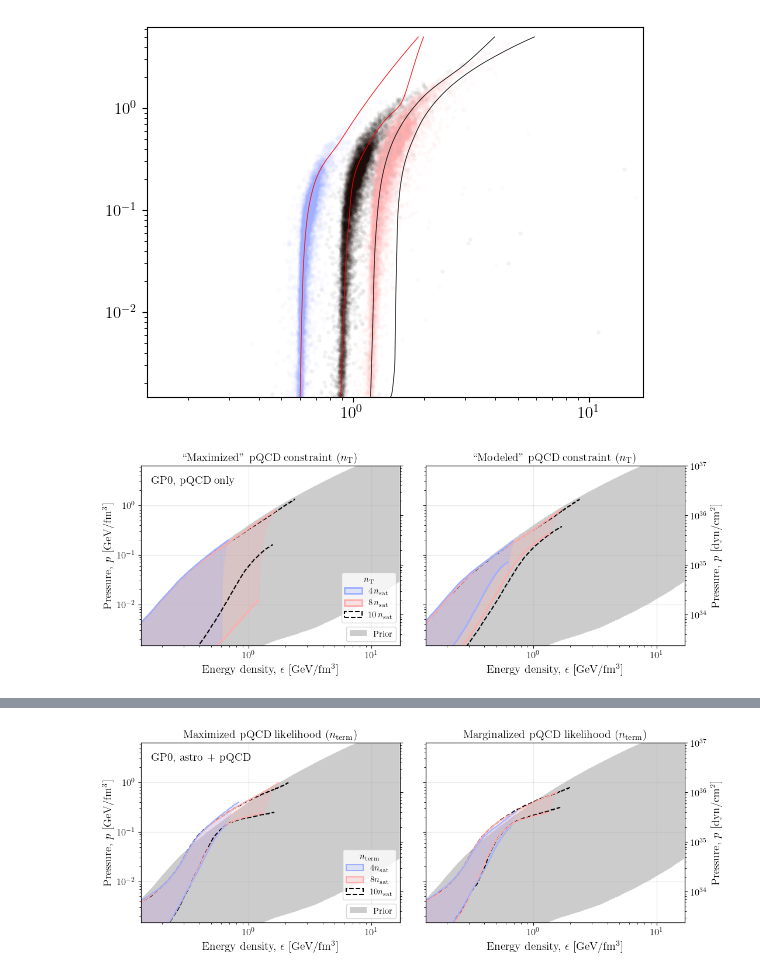
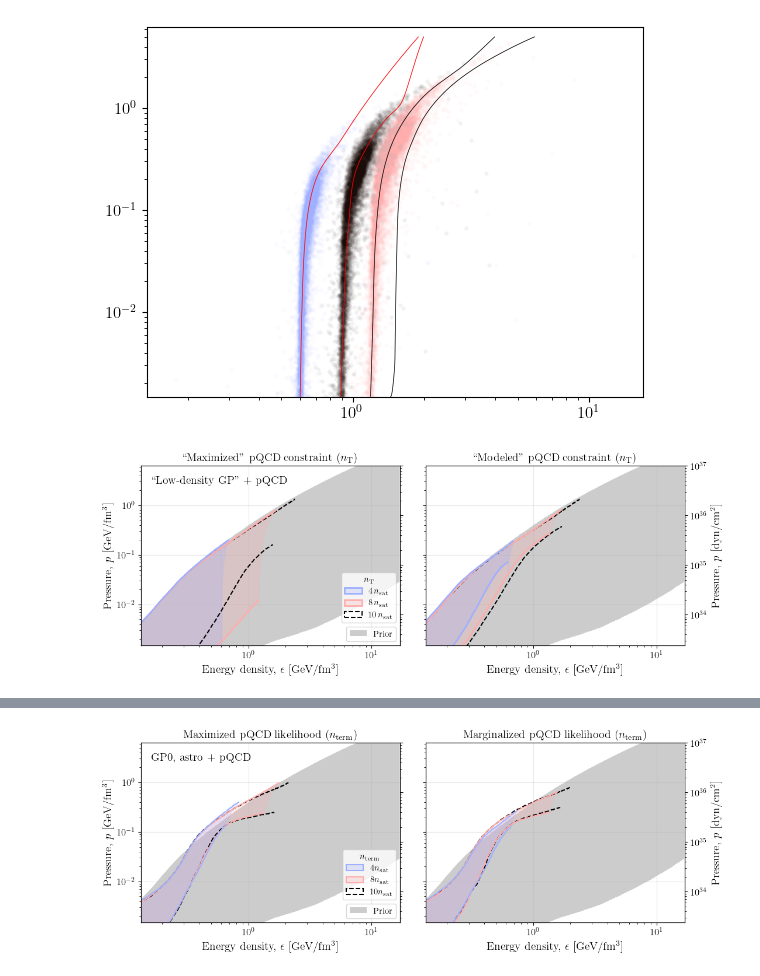
Before and after one commit to eliotfinch/pqcd, a Jupyter notebook: notebooks/plot_pressure_vs_energy_density.ipynb, the cells around one changed output, grey strips where cells are left out. Cells and saved outputs as stored; diff of their text form; code cells hidden in the pictures.

```diff
--- a/notebooks/plot_pressure_vs_energy_density.ipynb
+++ b/notebooks/plot_pressure_vs_energy_density.ipynb
@@ -867,20 +824,10 @@ c_dict = {
 }
 
 fig, ax = plt.subplots()
-ax.set_xlim(xlim)
-ax.set_ylim(ylim)
+ax.set_xlim(xlim_pe)
+ax.set_ylim(ylim_pe)
 ax.set_xscale('log')
 ax.set_yscale('log')
-
-# ax.plot(
-#     e_tov,
-#     p_tov,
-#     lw=0,
-#     marker='.',
-#     markeredgewidth=0,
-#     c='red',
-#     alpha=0.03
-# )
 
 for i, nterm in enumerate(nterm_list):
 
@@ -898,19 +845,19 @@ for i, nterm in enumerate(nterm_list):
 
 # 8nsat
 x_fit = [1.19, 1.215, 1.25, 1.33, 1.5, 2, 3, 4]
-y_fit = [ylim[0], 0.006, 0.05, 0.2, 0.5, 1.3, 2.7, 5]
+y_fit = [ylim_pe[0], 0.006, 0.05, 0.2, 0.5, 1.3, 2.7, 5]
 x_fit_dense_8nsat = np.linspace(x_fit[0], x_fit[-1], 1000)
 y_fit_dense_8nsat = PchipInterpolator(x_fit, y_fit)(x_fit_dense_8nsat)
 
 # 6nsat
 x_fit = [0.89, 0.91, 0.95, 1.01, 1.14, 1.4, 1.6, 2]
-y_fit = [ylim[0], 0.006, 0.05, 0.2, 0.4, 0.8, 1.1, 5]
+y_fit = [ylim_pe[0], 0.006, 0.05, 0.2, 0.4, 0.8, 1.1, 5]
 x_fit_dense_6nsat = np.linspace(x_fit[0], x_fit[-1], 1000)
 y_fit_dense_6nsat = PchipInterpolator(x_fit, y_fit)(x_fit_dense_6nsat)
 
 # 4nsat
 x_fit = [0.6, 0.61, 0.62, 0.65, 0.7, 0.9, 1.9]
-y_fit = [ylim[0], 0.01, 0.03, 0.1, 0.2, 0.5, 5]
+y_fit = [ylim_pe[0], 0.01, 0.03, 0.1, 0.2, 0.5, 5]
 x_fit_dense_4nsat = np.linspace(x_fit[0], x_fit[-1], 1000)
 y_fit_dense_4nsat = PchipInterpolator(x_fit, y_fit)(x_fit_dense_4nsat)
 
@@ -987,7 +934,10 @@ for i, nterm in enumerate([4,8]):
     c = c_dict[nterm]
 
     quantiles = to_GeV_per_cubic_femtometre(
-        pd.read_csv(f'../data/eos-draws-default/quantiles/p_of_eps_quantiles_pqcd_{int(nterm):02}nsat_Xmarg_mu2.6.csv')
+        pd.read_csv(
+            '../data/eos-draws-default/quantiles/'
+            f'p_of_eps_quantiles_pqcd_{int(nterm):02}nsat_Xmarg_mu2.6.csv'
+        )
     )
 
     plot_quantiles(
@@ -1006,7 +956,10 @@ for i, nterm in enumerate([4,8]):
     )
 
     quantiles = to_GeV_per_cubic_femtometre(
-        pd.read_csv(f'../data/eos-draws-default/quantiles/p_of_eps_quantiles_pqcd_{int(nterm):02}nsat_marg.csv')
+        pd.read_csv(
+            '../data/eos-draws-default/quantiles/'
+            f'p_of_eps_quantiles_pqcd_{int(nterm):02}nsat_marg.csv'
+        )
     )
 
     plot_quantiles(
@@ -1025,7 +978,9 @@ for i, nterm in enumerate([4,8]):
     )
 
 quantiles = to_GeV_per_cubic_femtometre(
-    pd.read_csv(f'../data/eos-draws-default/quantiles/p_of_eps_quantiles_pqcd_10nsat_Xmarg_mu2.6.csv')
+    pd.read_csv(
+        f'../data/eos-draws-default/quantiles/p_of_eps_quantiles_pqcd_10nsat_Xmarg_mu2.6.csv'
+    )
 )
 
 plot_quantiles(
@@ -1044,7 +999,9 @@ plot_quantiles(
 )
 
 quantiles = to_GeV_per_cubic_femtometre(
-    pd.read_csv(f'../data/eos-draws-default/quantiles/p_of_eps_quantiles_pqcd_10nsat_marg.csv')
+    pd.read_csv(
+        f'../data/eos-draws-default/quantiles/p_of_eps_quantiles_pqcd_10nsat_marg.csv'
+    )
 )
 
 plot_quantiles(
@@ -1061,46 +1018,6 @@ plot_quantiles(
     line_zorder=8.1,
     fill_zorder=2
 )
-
-# ---
-
-# quantiles = to_GeV_per_cubic_femtometre(
-#     pd.read_csv(f'../data/eos-draws-default/quantiles/p_of_eps_quantiles_pqcd_ntov_Xmarg_mu2.6.csv')
-# )
-
-# q5 = quantiles.loc[5,:].values
-# q95 = quantiles.loc[95,:].values
-
-# axs[0].plot(x_pe, q5, c='k', ls=':')
-# axs[0].plot(x_pe, q95, c='k', ls=':')
-
-# quantiles = to_GeV_per_cubic_femtometre(
-#     pd.read_csv(f'../data/eos-draws-default/quantiles/p_of_eps_quantiles_pqcd_ntov_marg.csv')
-# )
-
-# q5 = quantiles.loc[5,:].values
-# q95 = quantiles.loc[95,:].values
-
-# axs[1].plot(x_pe, q5, c='k', ls=':')
-# axs[1].plot(x_pe, q95, c='k', ls=':')
-
-# ---
-
-# for i, nterm in enumerate([4,8]):
-
-#     c = c_dict[nterm]
-
-#     for ax in axs:
-#         ax.plot(
-#             e_nterm_dict[nterm],
-#             p_nterm_dict[nterm],
-#             lw=0,
-#             marker='.',
-#             markeredgewidth=0,
-#             c=c,
-#             alpha=0.03,
-#             zorder=0.2
-#         )
 
 # ---
 
@@ -1156,34 +1073,34 @@ axs[0].legend(
 )
 
 # ---
 
-axs[0].text(0.04, 0.9, 'GP0, pQCD only', transform=axs[0].transAxes)
+axs[0].text(0.04, 0.9, "``Low-density GP'' + pQCD", transform=axs[0].transAxes)
 
 # ---
 
 for ax in axs:
-    ax.set_xlim(xlim)
-    ax.set_ylim(ylim)
+    ax.set_xlim(xlim_pe)
+    ax.set_ylim(ylim_pe)
 
 # ---
 
 twinx = axs[1].twinx()
 twinx.set_yscale('log')
 twinx.set_ylim(GeV_per_cubic_femtometer_to_dyn_per_square_cm(np.array(axs[1].get_ylim())))
 twinx.set_ylabel(r'Pressure, $p\ [\mathrm{dyn}/\mathrm{cm}^2]$')
 
 twinx = axs[0].twinx()
 twinx.set_yscale('log')
 twinx.set_ylim(GeV_per_cubic_femtometer_to_dyn_per_square_cm(np.array(axs[1].get_ylim())))
 twinx.set_yticklabels([])
 
 for ax in axs:
     ax.set_xlabel(r'Energy density, $\epsilon$ [GeV/fm$^3$]')
 axs[0].set_ylabel(r'Pressure, $p$ [GeV/fm$^3$]')
 
 axs[0].set_title('``Maximized" pQCD constraint ($n_\mathrm{T}$)')
 axs[1].set_title('``Modeled" pQCD constraint ($n_\mathrm{T}$)')
 
 fig.savefig('figures/paper/pqcd_e_p_posterior_nterm.pdf', bbox_inches='tight', dpi=300)
 # %% [output]
-[figure, old version]
+[figure, new version]
```
Also changed, not shown: parts of 41 cells of this notebook.
